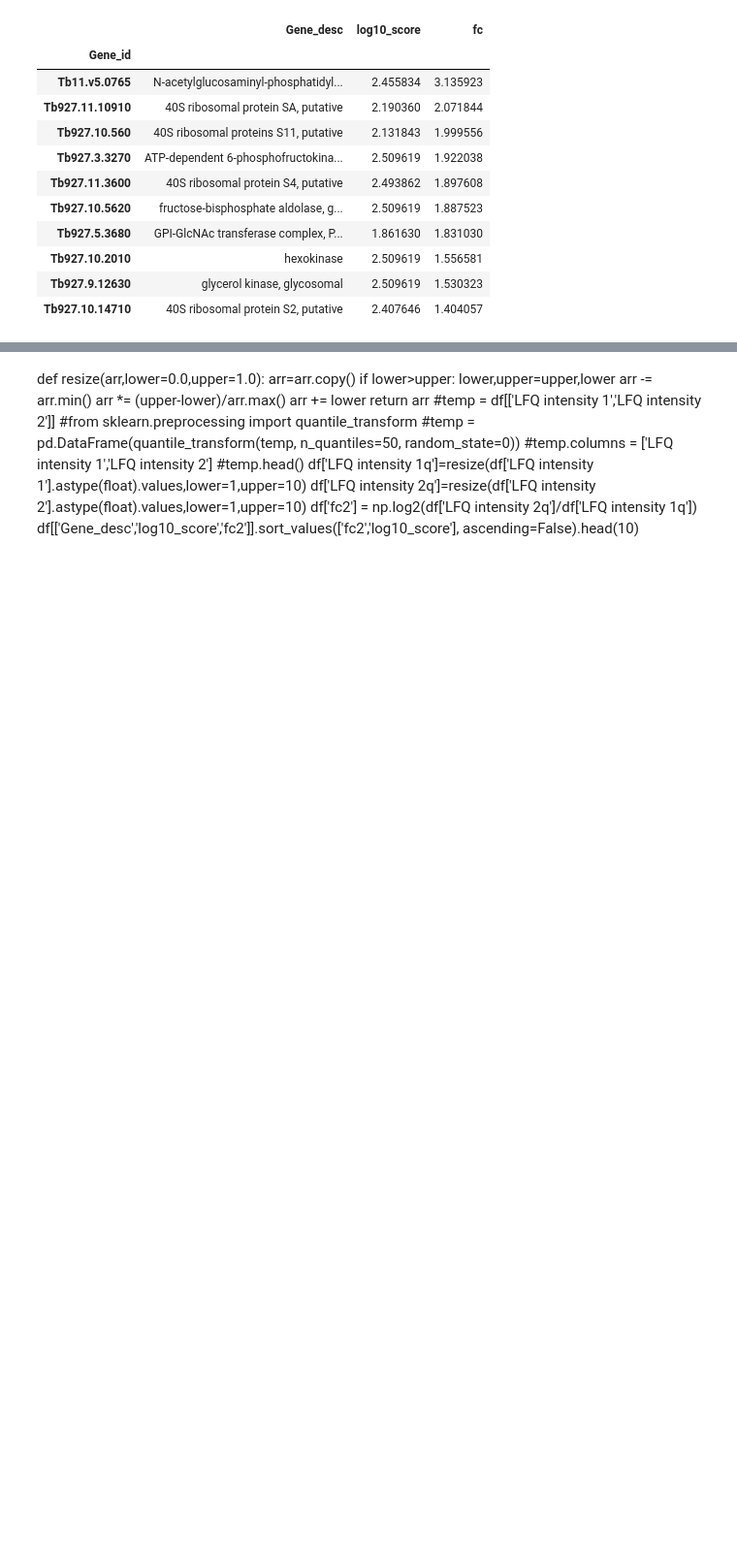
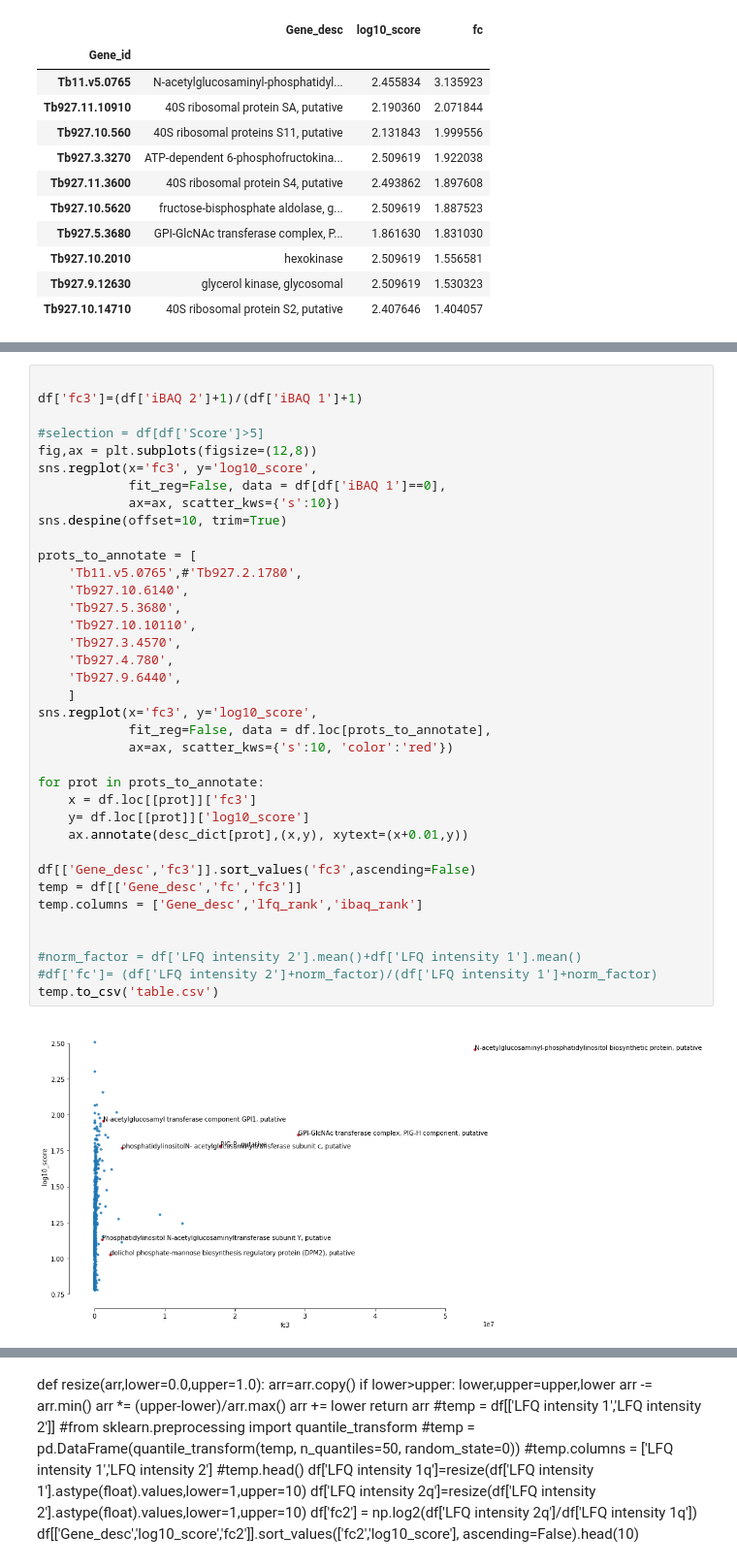
Before and after one commit to mtinti/zhe_20190318, a Jupyter notebook: txt_20190318.ipynb, the cells around one changed output, grey strips where cells are left out. Shown at 97% size. Drawn from its saved outputs; the diff is of its cells as text; blank space fills up the shorter version.

```diff
--- a/txt_20190318.ipynb
+++ b/txt_20190318.ipynb
@@ -155,0 +161,39 @@ for prot in prots_to_annotate:
+# %%
+
+df['fc3']=(df['iBAQ 2']+1)/(df['iBAQ 1']+1)
+
+#selection = df[df['Score']>5]
+fig,ax = plt.subplots(figsize=(12,8))
+sns.regplot(x='fc3', y='log10_score',
+            fit_reg=False, data = df[df['iBAQ 1']==0],
+            ax=ax, scatter_kws={'s':10})
+sns.despine(offset=10, trim=True)
+
+prots_to_annotate = [
+    'Tb11.v5.0765',#'Tb927.2.1780',
+    'Tb927.10.6140',
+    'Tb927.5.3680',
+    'Tb927.10.10110',
+    'Tb927.3.4570',
+    'Tb927.4.780',
+    'Tb927.9.6440',
+    ]
+sns.regplot(x='fc3', y='log10_score',
+            fit_reg=False, data = df.loc[prots_to_annotate],
+            ax=ax, scatter_kws={'s':10, 'color':'red'})
+
+for prot in prots_to_annotate:
+    x = df.loc[[prot]]['fc3']
+    y= df.loc[[prot]]['log10_score']
+    ax.annotate(desc_dict[prot],(x,y), xytext=(x+0.01,y))
+
+df[['Gene_desc','fc3']].sort_values('fc3',ascending=False)
+temp = df[['Gene_desc','fc','fc3']]
+temp.columns = ['Gene_desc','lfq_rank','ibaq_rank']
+
+
+#norm_factor = df['LFQ intensity 2'].mean()+df['LFQ intensity 1'].mean()
+#df['fc']= (df['LFQ intensity 2']+norm_factor)/(df['LFQ intensity 1']+norm_factor)
+temp.to_csv('table.csv')
+# %% [output]
+[figure, added]
```
Also changed, not shown: parts of 11 cells of this notebook, 1 other file.
